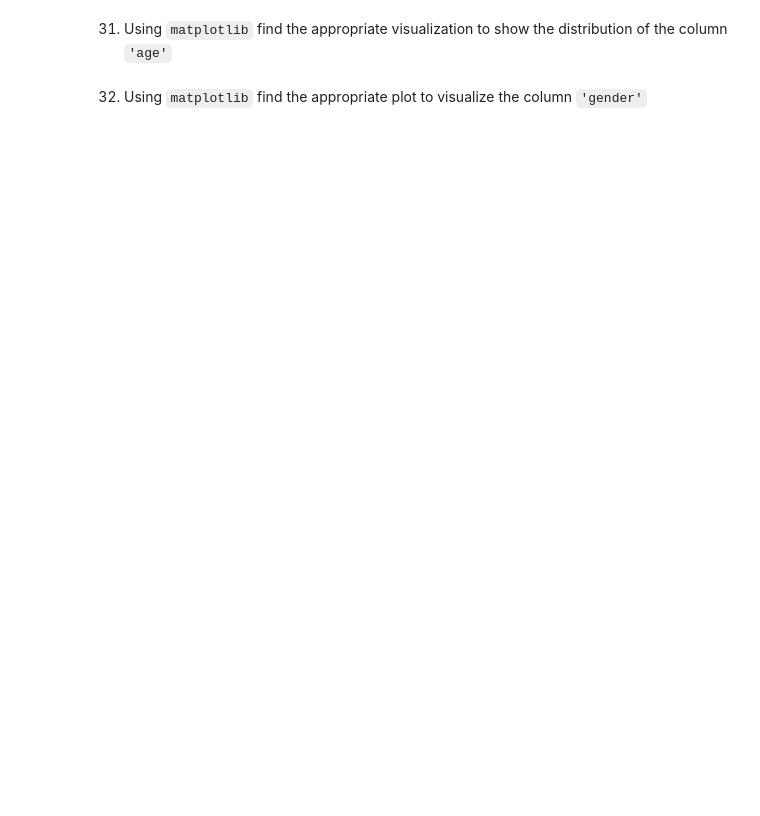
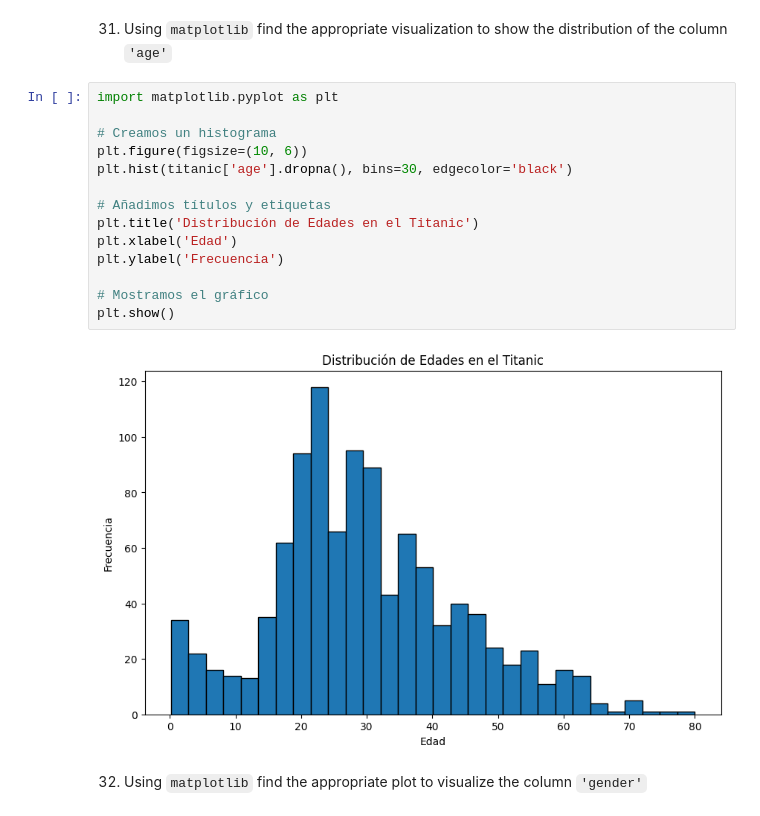
Before and after one commit to Jon3J/dsft2409_Jon, a Jupyter notebook: 2-Data_Analysis/2-Pandas/Practica/7-Titanic/Titanic-exercise.ipynb, the cells around one changed output. Drawn from its saved outputs; the diff is of its cells as text; blank space fills up the shorter version.

Commit message:
Cambios realizados Titanic

```diff
--- a/2-Data_Analysis/2-Pandas/Practica/7-Titanic/Titanic-exercise.ipynb
+++ b/2-Data_Analysis/2-Pandas/Practica/7-Titanic/Titanic-exercise.ipynb
@@ -518,4 +734,20 @@ Hint: There were two people with the same name, who?
 # %% [markdown]
 31. Using `matplotlib` find the appropriate visualization to show the distribution of the column `'age'`
+# %%
+import matplotlib.pyplot as plt
+
+# Creamos un histograma
+plt.figure(figsize=(10, 6))
+plt.hist(titanic['age'].dropna(), bins=30, edgecolor='black')
+
+# Añadimos títulos y etiquetas
+plt.title('Distribución de Edades en el Titanic')
+plt.xlabel('Edad')
+plt.ylabel('Frecuencia')
+
+# Mostramos el gráfico
+plt.show()
+# %% [output]
+[figure, added]
 # %% [markdown]
 32. Using `matplotlib` find the appropriate plot to visualize the column `'gender'`
```
Also changed, not shown: parts of 23 cells of this notebook.
